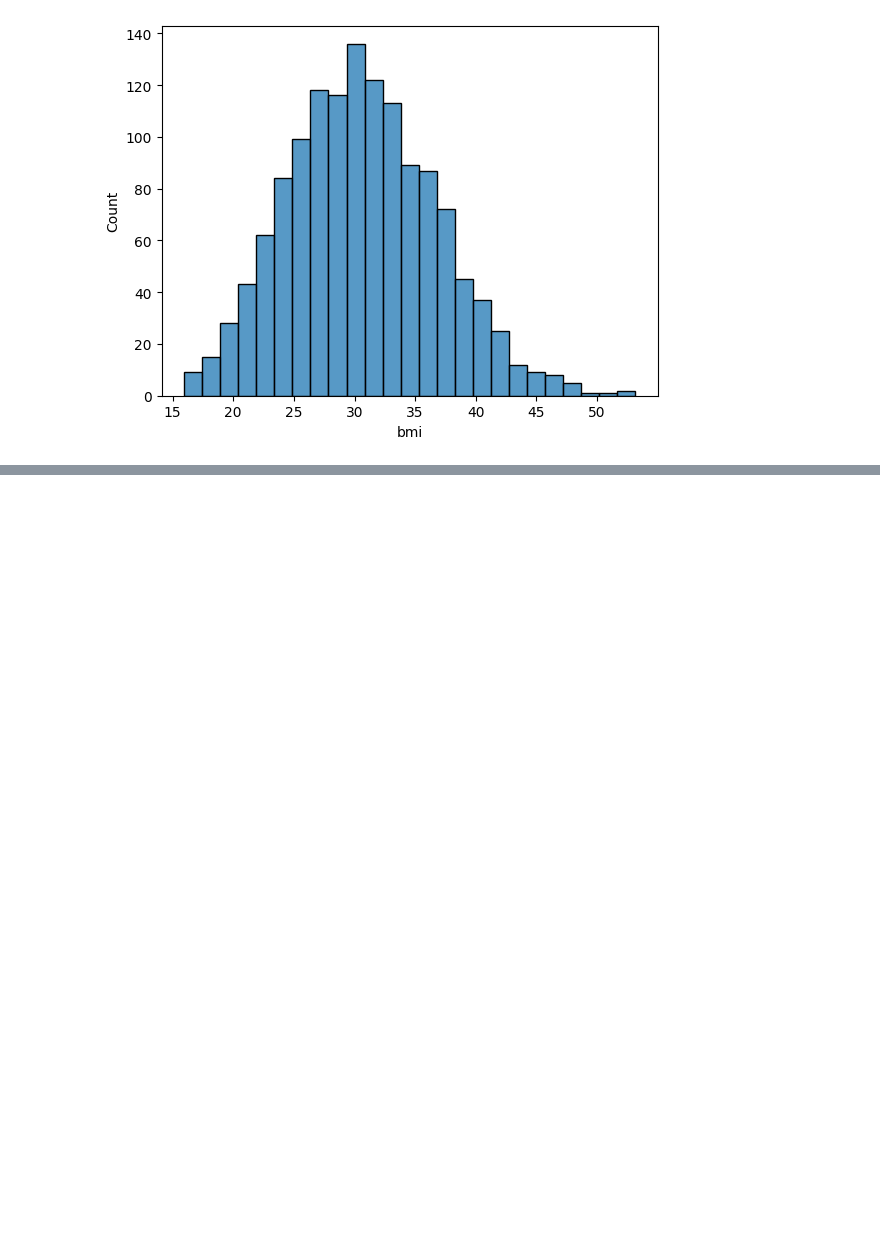
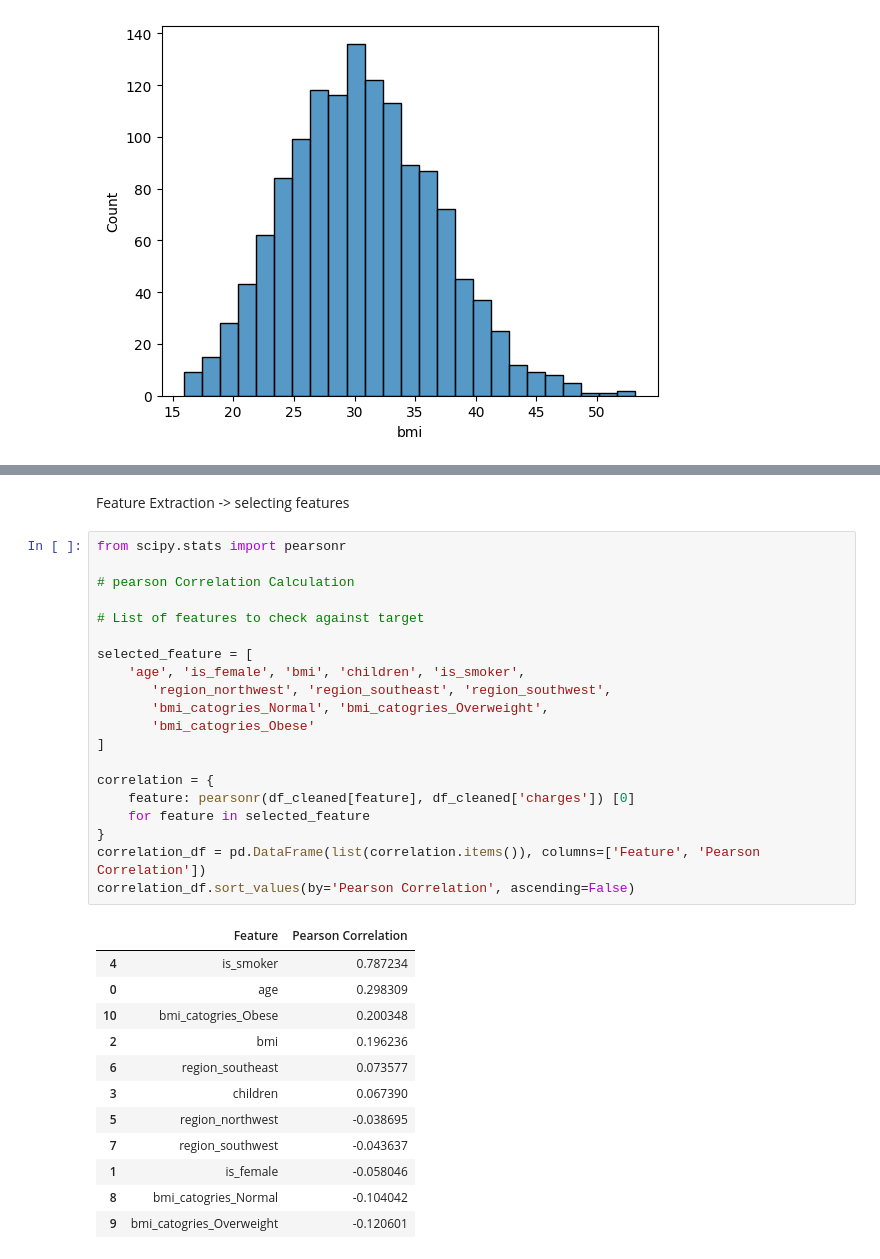
Before and after one commit to PrinceYadav0312/Data-Science, a Jupyter notebook: Mlproject/Insurance.ipynb, the cells around one changed output, grey strips where cells are left out. Saved outputs shown, nothing was run; the diff lists cells and outputs as text; blank space fills up the shorter version.

```diff
--- a/Mlproject/Insurance.ipynb
+++ b/Mlproject/Insurance.ipynb
@@ -226,0 +279,35 @@ df_cleaned['bmi_catogries'] = pd.cut(
+# %% [markdown]
+Feature Extraction -> selecting features
+# %%
+from scipy.stats import pearsonr
+
+# pearson Correlation Calculation
+
+# List of features to check against target
+
+selected_feature = [
+    'age', 'is_female', 'bmi', 'children', 'is_smoker',
+       'region_northwest', 'region_southeast', 'region_southwest',
+       'bmi_catogries_Normal', 'bmi_catogries_Overweight',
+       'bmi_catogries_Obese'
+]
+
+correlation = {
+    feature: pearsonr(df_cleaned[feature], df_cleaned['charges']) [0]
+    for feature in selected_feature
+}
+correlation_df = pd.DataFrame(list(correlation.items()), columns=['Feature', 'Pearson Correlation'])
+correlation_df.sort_values(by='Pearson Correlation', ascending=False)
+# %% [output]
+|  | Feature | Pearson Correlation |
+| 4 | is_smoker | 0.787234 |
+| 0 | age | 0.298309 |
+| 10 | bmi_catogries_Obese | 0.200348 |
+| 2 | bmi | 0.196236 |
+| 6 | region_southeast | 0.073577 |
+| 3 | children | 0.067390 |
+| 5 | region_northwest | -0.038695 |
+| 7 | region_southwest | -0.043637 |
+| 1 | is_female | -0.058046 |
+| 8 | bmi_catogries_Normal | -0.104042 |
+| 9 | bmi_catogries_Overweight | -0.120601 |
```
Also changed, not shown: parts of 11 cells of this notebook, 1 other file.
